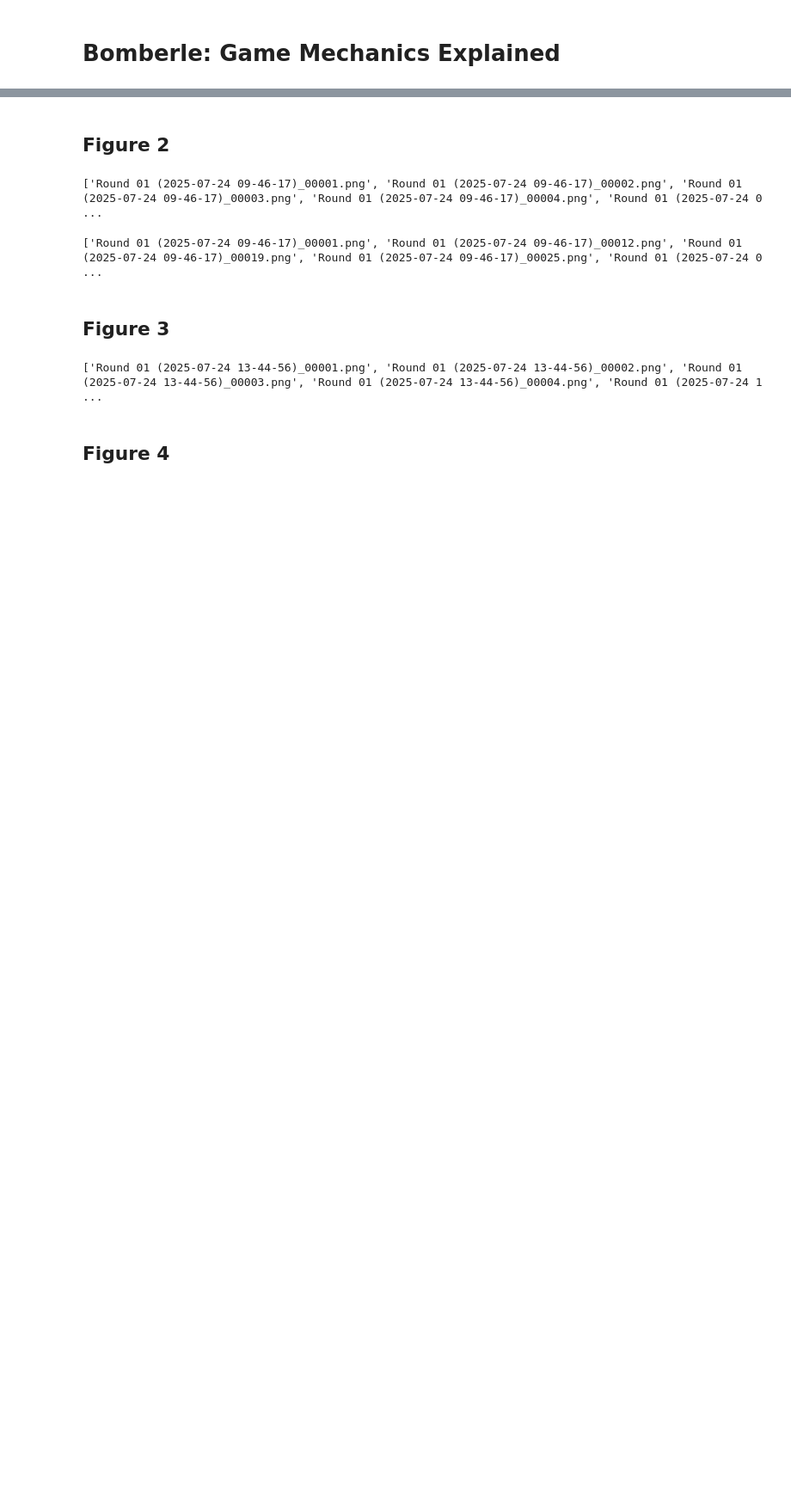
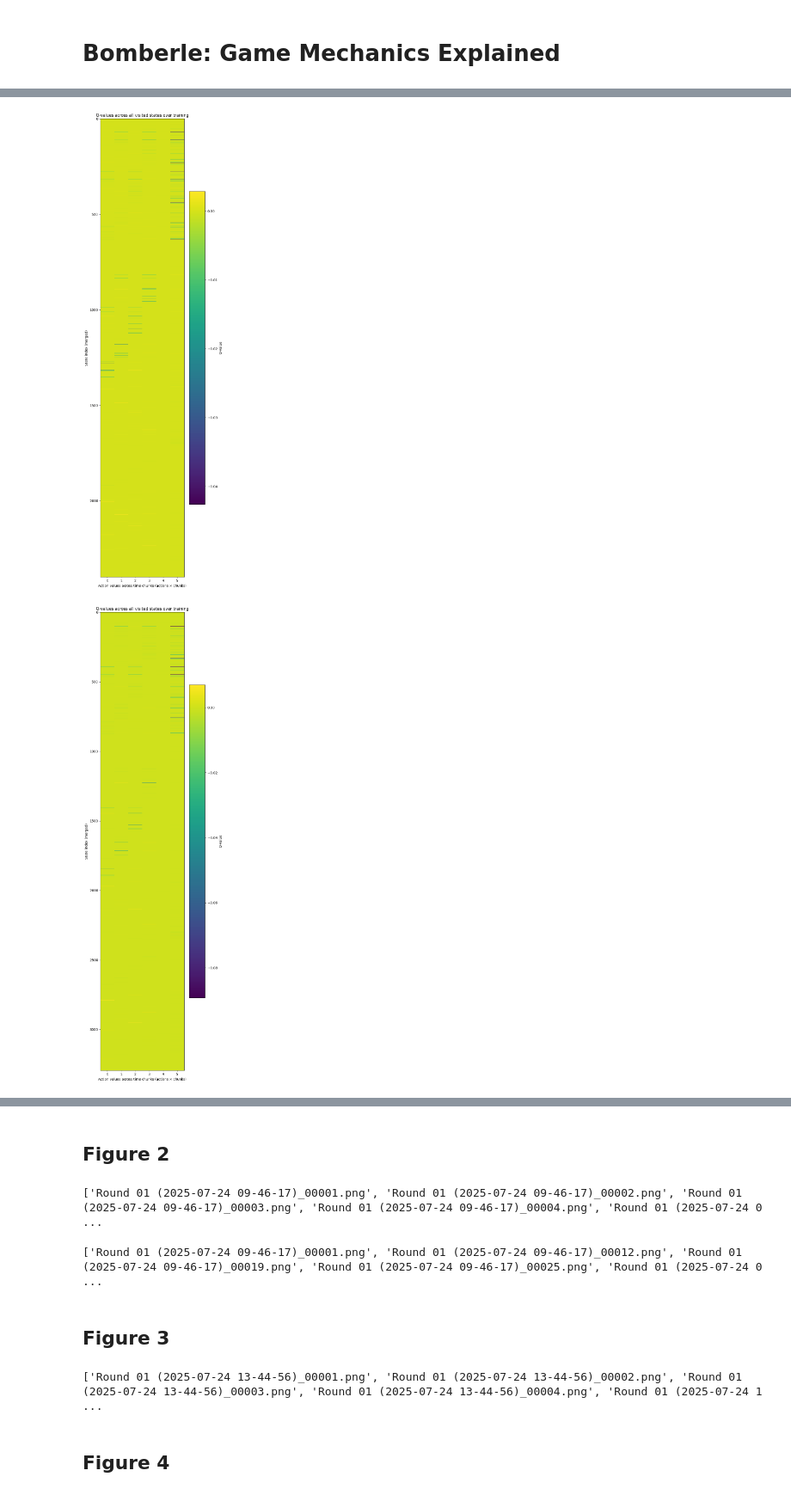
Before and after one commit to KunkelAlexander/bomberman_rl, a Jupyter notebook: blog.ipynb, the cells around one changed output, grey strips where cells are left out. Shown: that part at 86% size. Saved outputs shown, nothing was run; the diff lists cells and outputs as text; code cells hidden in the pictures; blank space fills up the shorter version.

```diff
--- a/blog.ipynb
+++ b/blog.ipynb
@@ -97,0 +115,52 @@ plt.show()
+# %%
+import matplotlib.pyplot as plt
+import numpy as np
+
+def load_q_snapshots(folder):
+    """Load all q_chunk_*.pkl files in order of chunk index."""
+    q_pattern = re.compile(r"q_chunk_(\d+)\.pkl$")
+    q_files = {}
+
+    for f in os.listdir(folder):
+        m = q_pattern.match(f)
+        if m:
+            q_files[int(m.group(1))] = os.path.join(folder, f)
+
+    return [(idx, pickle.load(open(path, "rb"))) for idx, path in sorted(q_files.items())]
+
+
+def plot_q_imshow_over_time(q_snapshots):
+    """
+    Show all visited states across training as an imshow plot with time on x-axis,
+    states on y-axis, and Q-values as color.
+    """
+    chunk_indices = []
+    q_data = []
+
+    for chunk_idx, q_dict in q_snapshots:
+        chunk_indices.append(chunk_idx)
+
+        # Sort by state index to make it visually consistent
+        states = sorted(q_dict.keys())
+        q_matrix = np.array([q_dict[s] for s in states])  # shape: [num_states, num_actions]
+
+
+
+        # Plot
+        plt.figure(figsize=(6, 20))
+        im = plt.imshow(q_matrix, aspect='auto', cmap='viridis', interpolation='none')
+
+        plt.title("Q-values across all visited states over training")
+        plt.xlabel("Action values across time chunks (actions × chunks)")
+        plt.ylabel("State index (merged)")
+        plt.colorbar(im, label="Q-value")
+
+
+        plt.tight_layout()
+        plt.show()
+
+q_snapshots = load_q_snapshots("agent_code/tq_allstar/dicts")
+plot_q_imshow_over_time(q_snapshots)
+# %% [output]
+[figure, added]
+[figure, added]
```
Also changed, not shown: parts of 4 cells of this notebook.
